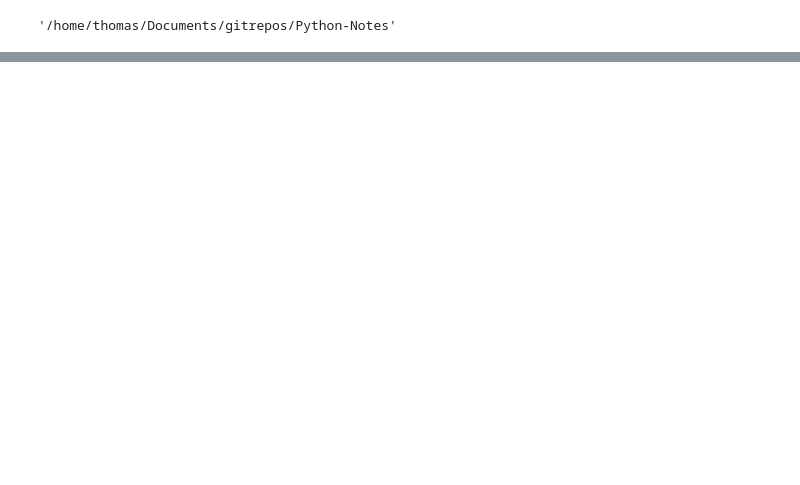
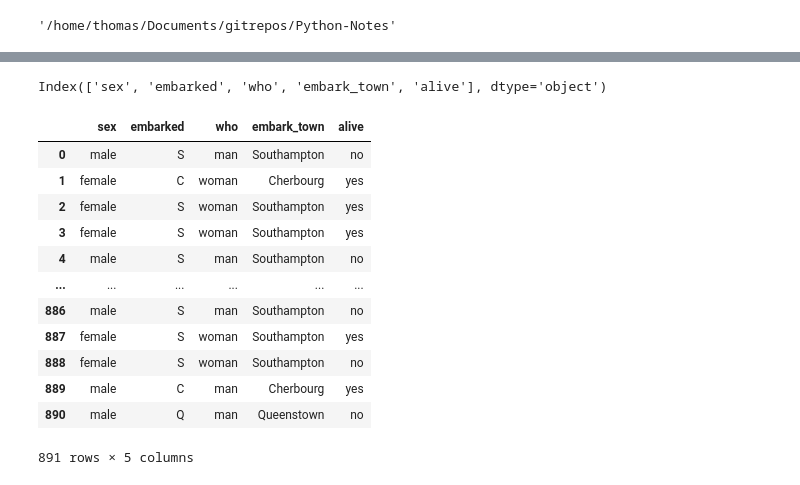
Before and after one commit to jeraldtj-3/python_snippets, a Jupyter notebook: pandas2.ipynb, the cells around one changed output, grey strips where cells are left out. Saved outputs shown, nothing was run; the diff lists cells and outputs as text; code cells hidden in the pictures; blank space fills up the shorter version.

```diff
--- a/pandas2.ipynb
+++ b/pandas2.ipynb
@@ -59,0 +147,20 @@ h5_data.select('object1',where= ['index>=10 and index <= 19'])
+# %%
+df.dtypes[df.dtypes == 'object'].index
+# %% [output]
+Index(['sex', 'embarked', 'who', 'embark_town', 'alive'], dtype='object')
+# %%
+df[df.dtypes[df.dtypes == 'object'].index]
+# %% [output]
+|  | sex | embarked | who | embark_town | alive |
+| 0 | male | S | man | Southampton | no |
+| 1 | female | C | woman | Cherbourg | yes |
+| 2 | female | S | woman | Southampton | yes |
+| 3 | female | S | woman | Southampton | yes |
+| 4 | male | S | man | Southampton | no |
+| ... | ... | ... | ... | ... | ... |
+| 886 | male | S | man | Southampton | no |
+| 887 | female | S | woman | Southampton | yes |
+| 888 | female | S | woman | Southampton | no |
+| 889 | male | C | man | Cherbourg | yes |
+| 890 | male | Q | man | Queenstown | no |
+891 rows × 5 columns
```
Also changed, not shown: parts of 11 cells of this notebook.
